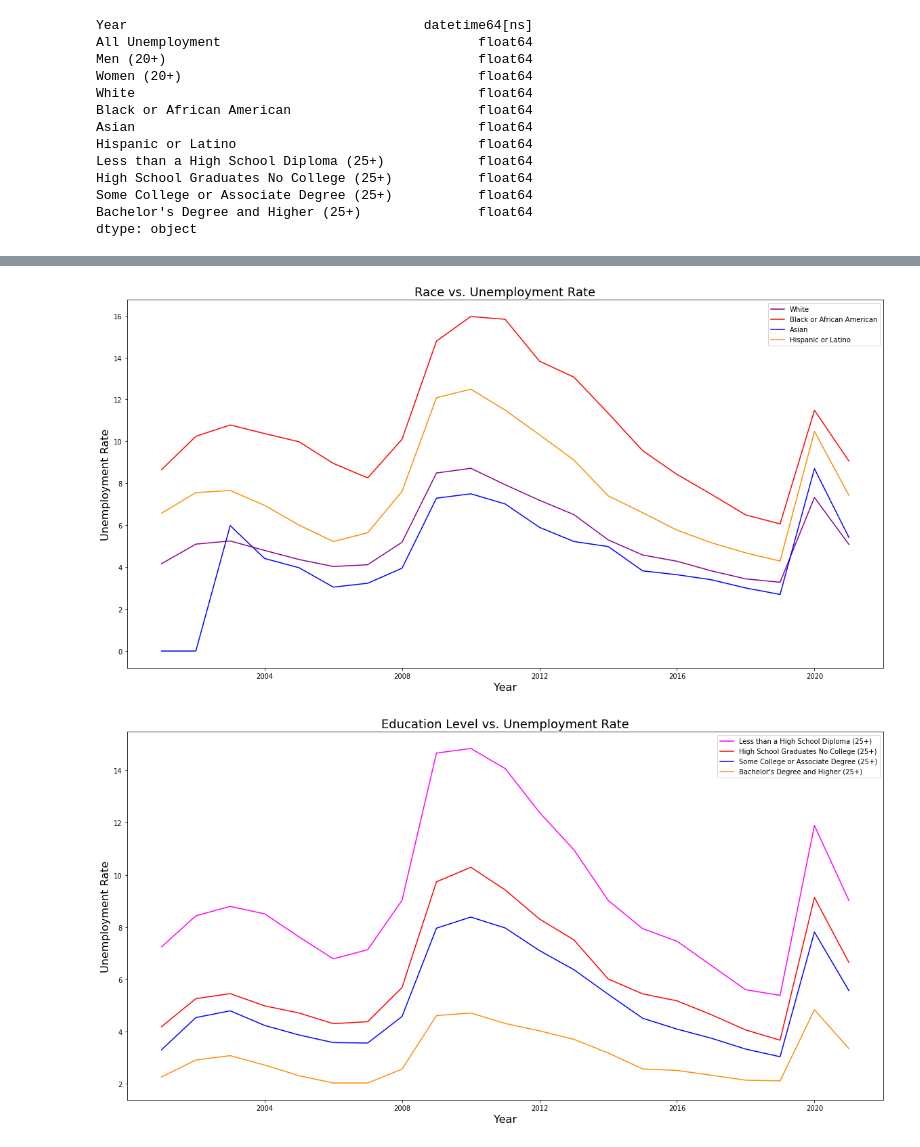
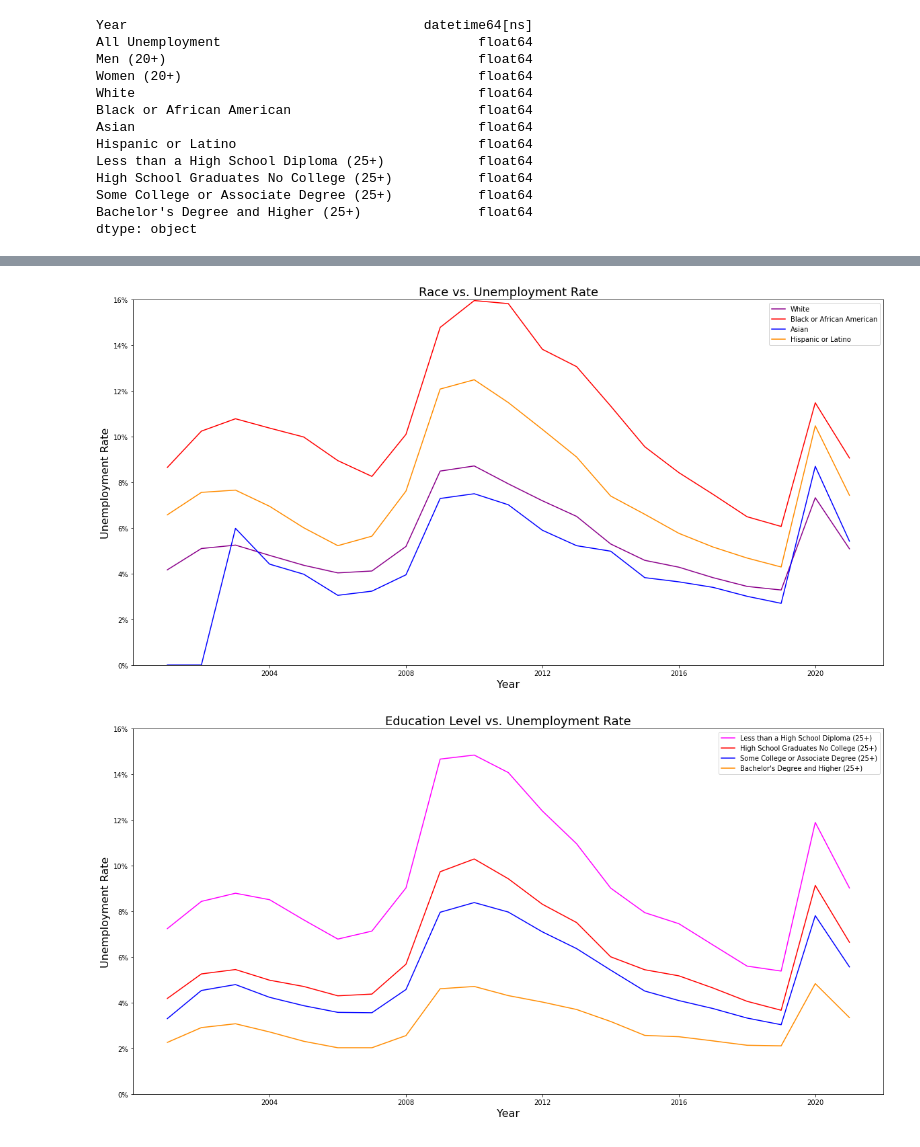
Before and after one commit to EpohDespair/Project-1, a Jupyter notebook: project1.ipynb, the cells around one changed output, grey strips where cells are left out. Drawn from its saved outputs; the diff is of its cells as text; code cells hidden in the pictures.

```diff
--- a/project1.ipynb
+++ b/project1.ipynb
@@ -125,23 +147,37 @@ plt.plot( 'Year', 'White', data=project1_table_year, color='darkmagenta')
 plt.plot( 'Year', 'Black or African American', data=project1_table_year, color='red')
 plt.plot( 'Year', 'Asian', data=project1_table_year, color='blue')
 plt.plot( 'Year', 'Hispanic or Latino', data=project1_table_year, color='darkorange')
-plt.legend()
+plt.legend(loc='best')
 plt.title("Race vs. Unemployment Rate",fontsize=18)
 plt.xlabel('Year',fontsize=16)
 plt.ylabel('Unemployment Rate',fontsize=16)
 plt.savefig("Images/Race vs Unemployment Rate")
+plt.ylim(0,16,4)
+fig = plt.figure(1, (7,4))
+ax = fig.add_subplot(1,1,1)
+
+fmt = '%.0f%%' # Format for the ticks
+yticks = mtick.FormatStrFormatter(fmt)
+ax.yaxis.set_major_formatter(yticks)
 # %% [output]
-[figure, old version]
+[figure, new version]
 # %%
 plt.figure(figsize=(20,10))
 plt.plot( 'Year', 'Less than a High School Diploma (25+)', data=project1_table_year, color='magenta')
 plt.plot( 'Year', 'High School Graduates No College (25+)', data=project1_table_year, color='red')
 plt.plot( 'Year', 'Some College or Associate Degree (25+)', data=project1_table_year, color='blue')
 plt.plot( 'Year', "Bachelor's Degree and Higher (25+)", data=project1_table_year, color='darkorange')
-plt.legend()
+plt.legend(loc='best')
 plt.title("Education Level vs. Unemployment Rate",fontsize=18)
 plt.xlabel('Year',fontsize=16)
 plt.ylabel('Unemployment Rate',fontsize=16)
 plt.savefig("Images/Education vs Unemployment Rate")
+plt.ylim(0,16,4)
+fig = plt.figure(1, (7,4))
+ax = fig.add_subplot(1,1,1)
+
+fmt = '%.0f%%' # Format for the ticks
+yticks = mtick.FormatStrFormatter(fmt)
+ax.yaxis.set_major_formatter(yticks)
 # %% [output]
-[figure, old version]
+[figure, new version]
```
Also changed, not shown: parts of 6 cells of this notebook, 1 other file.
